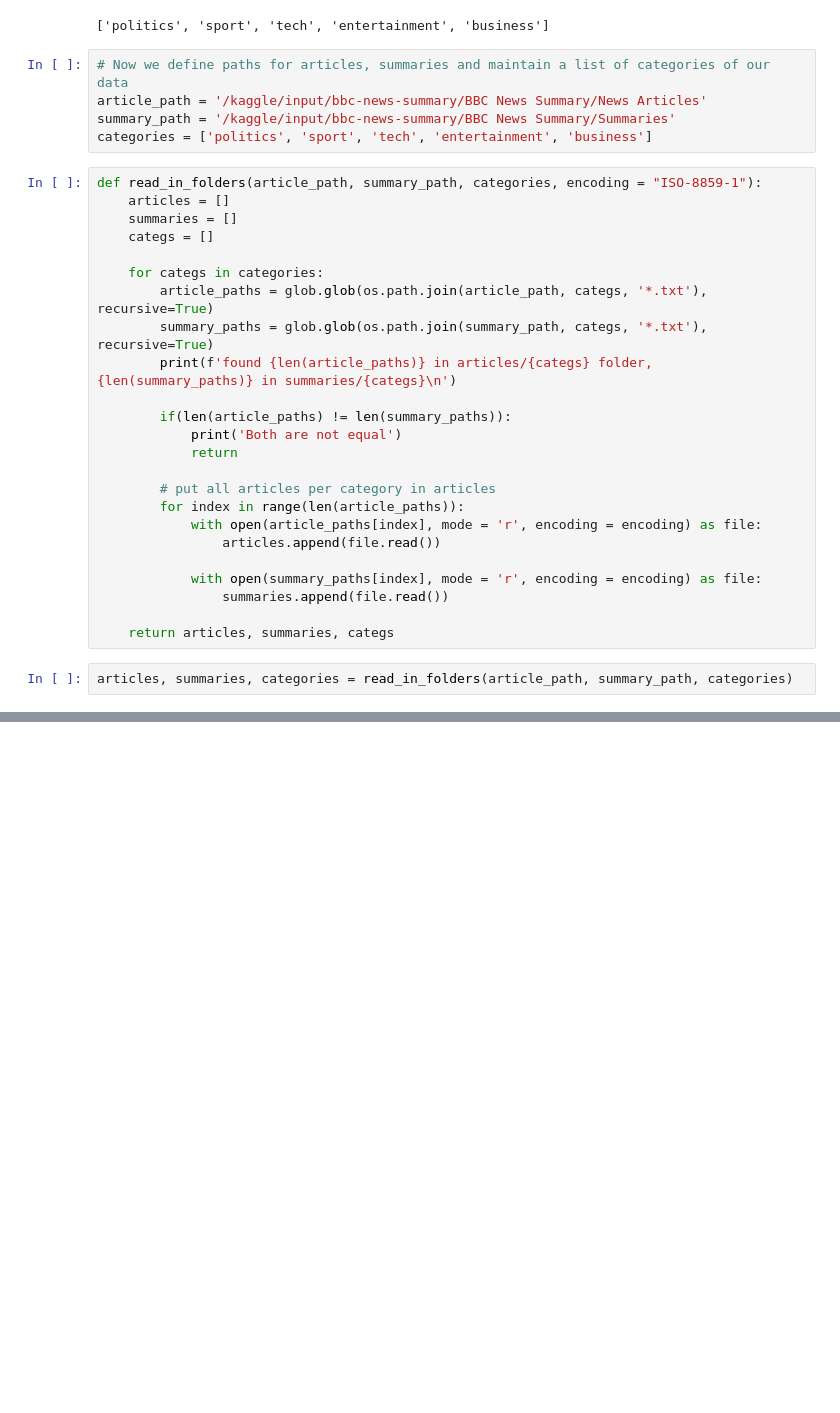
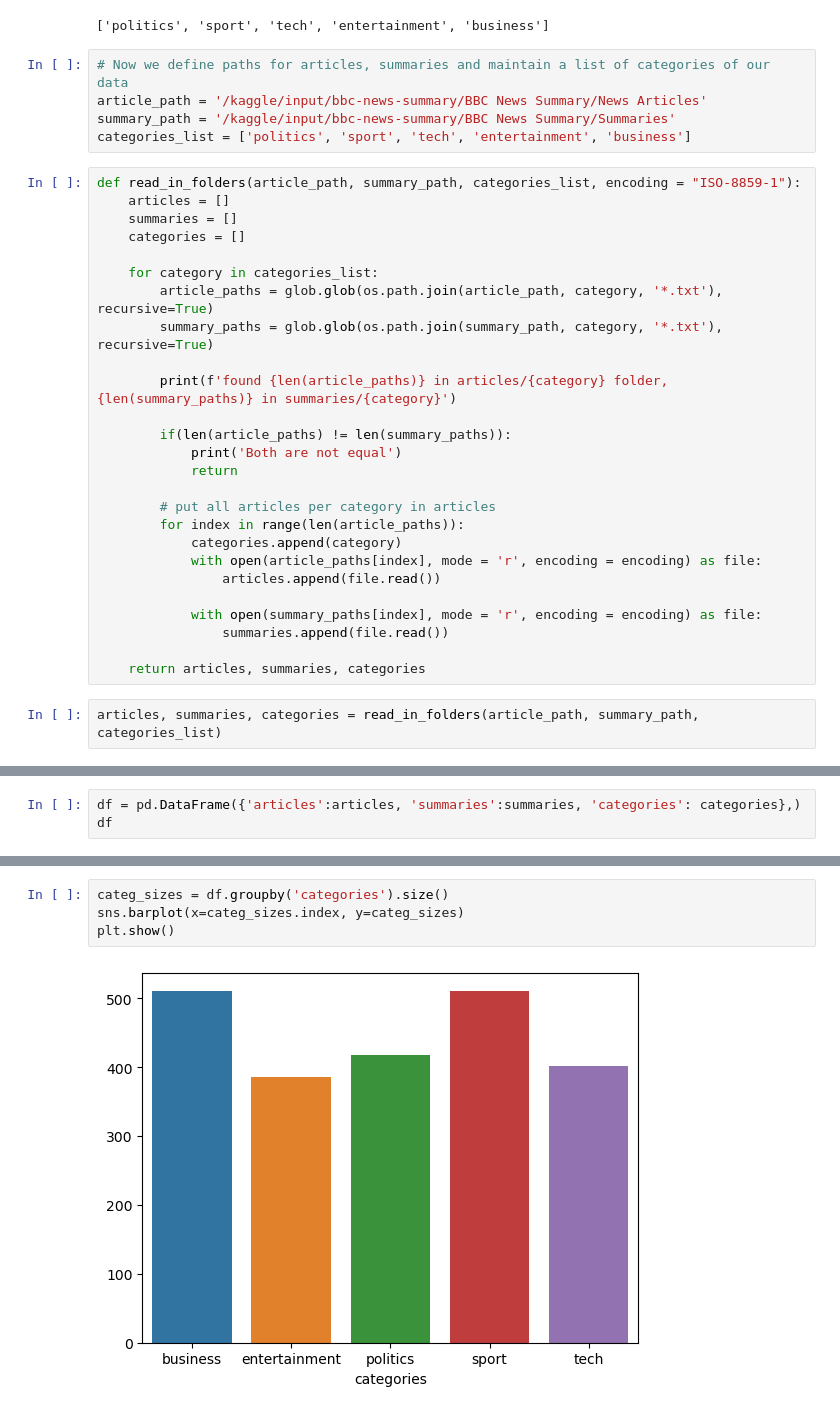
Before and after one commit to shshwtsrkr/Text-Summarization, a Jupyter notebook: text-summarization.ipynb, the cells around one changed output, grey strips where cells are left out. Drawn from its saved outputs; the diff is of its cells as text; blank space fills up the shorter version.

```diff
--- a/text-summarization.ipynb
+++ b/text-summarization.ipynb
@@ -16,17 +16,18 @@ os.listdir('/kaggle/input/bbc-news-summary/BBC News Summary/Summaries/') # categ
 # Now we define paths for articles, summaries and maintain a list of categories of our data
 article_path = '/kaggle/input/bbc-news-summary/BBC News Summary/News Articles'
 summary_path = '/kaggle/input/bbc-news-summary/BBC News Summary/Summaries'
-categories = ['politics', 'sport', 'tech', 'entertainment', 'business']
+categories_list = ['politics', 'sport', 'tech', 'entertainment', 'business']
 # %%
-def read_in_folders(article_path, summary_path, categories, encoding = "ISO-8859-1"):
+def read_in_folders(article_path, summary_path, categories_list, encoding = "ISO-8859-1"):
     articles = []
     summaries = []
-    categs = []
+    categories = []
 
-    for categs in categories:
-        article_paths = glob.glob(os.path.join(article_path, categs, '*.txt'), recursive=True)
-        summary_paths = glob.glob(os.path.join(summary_path, categs, '*.txt'), recursive=True)
-        print(f'found {len(article_paths)} in articles/{categs} folder, {len(summary_paths)} in summaries/{categs}\n')
+    for category in categories_list:
+        article_paths = glob.glob(os.path.join(article_path, category, '*.txt'), recursive=True)
+        summary_paths = glob.glob(os.path.join(summary_path, category, '*.txt'), recursive=True)
+
+        print(f'found {len(article_paths)} in articles/{category} folder, {len(summary_paths)} in summaries/{category}')
 
         if(len(article_paths) != len(summary_paths)):
             print('Both are not equal')
@@ -34,14 +35,15 @@ def read_in_folders(article_path, summary_path, categories, encoding = "ISO-8859
 
         # put all articles per category in articles
         for index in range(len(article_paths)):
+            categories.append(category)
             with open(article_paths[index], mode = 'r', encoding = encoding) as file:
                 articles.append(file.read())
 
             with open(summary_paths[index], mode = 'r', encoding = encoding) as file:
                 summaries.append(file.read())
 
-    return articles, summaries, categs
+    return articles, summaries, categories
 # %%
-articles, summaries, categories = read_in_folders(article_path, summary_path, categories)
+articles, summaries, categories = read_in_folders(article_path, summary_path, categories_list)
 # %% [output]
 found 417 in articles/politics folder, 417 in summaries/politics
@@ -55 +53,4 @@ found 386 in articles/entertainment folder, 386 in summaries/entertainment
 found 510 in articles/business folder, 510 in summaries/business
+# %%
+df = pd.DataFrame({'articles':articles, 'summaries':summaries, 'categories': categories},)
+df
@@ -55,0 +80,6 @@ found 510 in articles/business folder, 510 in summaries/business
+# %%
+categ_sizes = df.groupby('categories').size()
+sns.barplot(x=categ_sizes.index, y=categ_sizes)
+plt.show()
+# %% [output]
+[figure, added]
```
Also changed, not shown: parts of 5 cells of this notebook.
